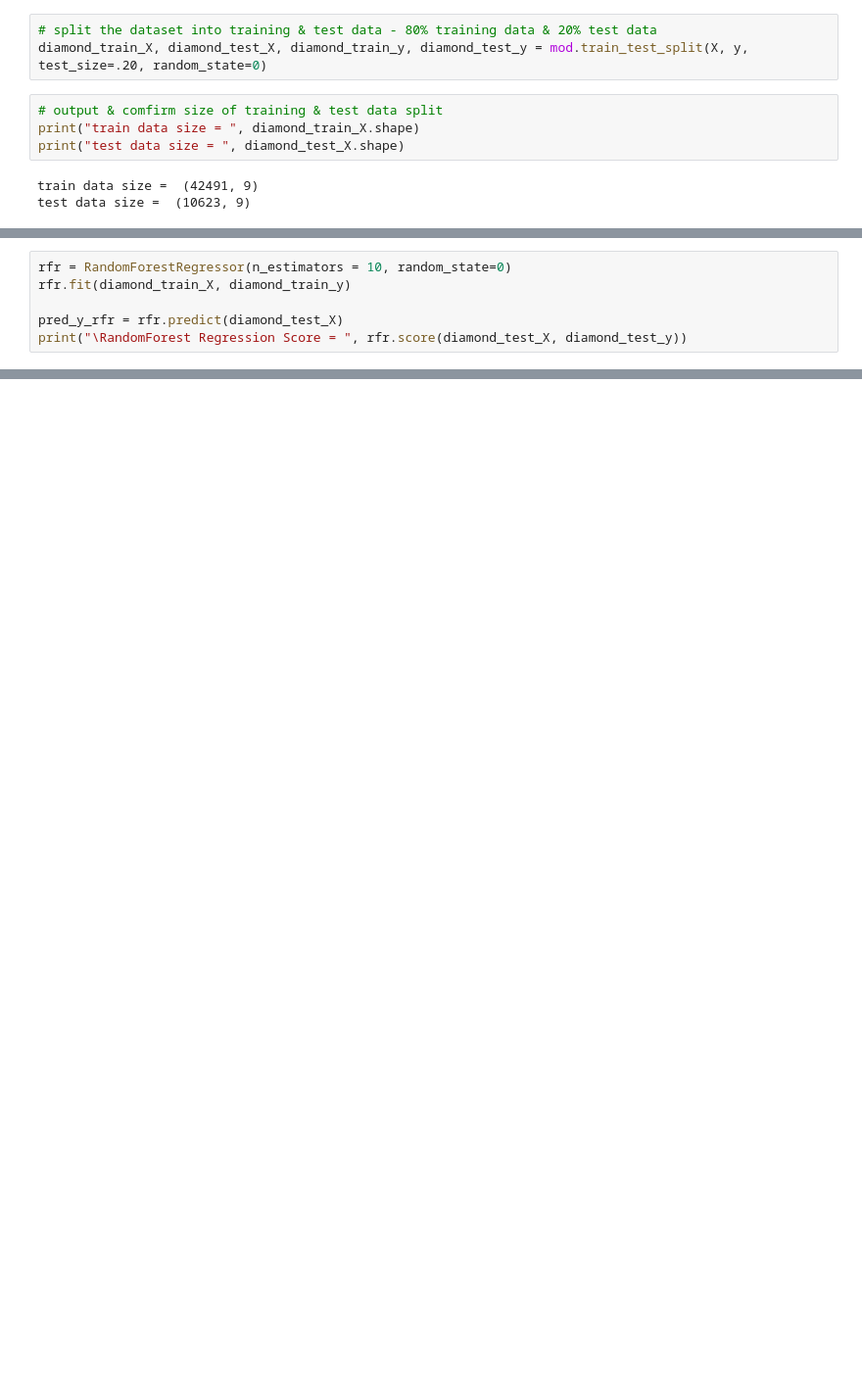
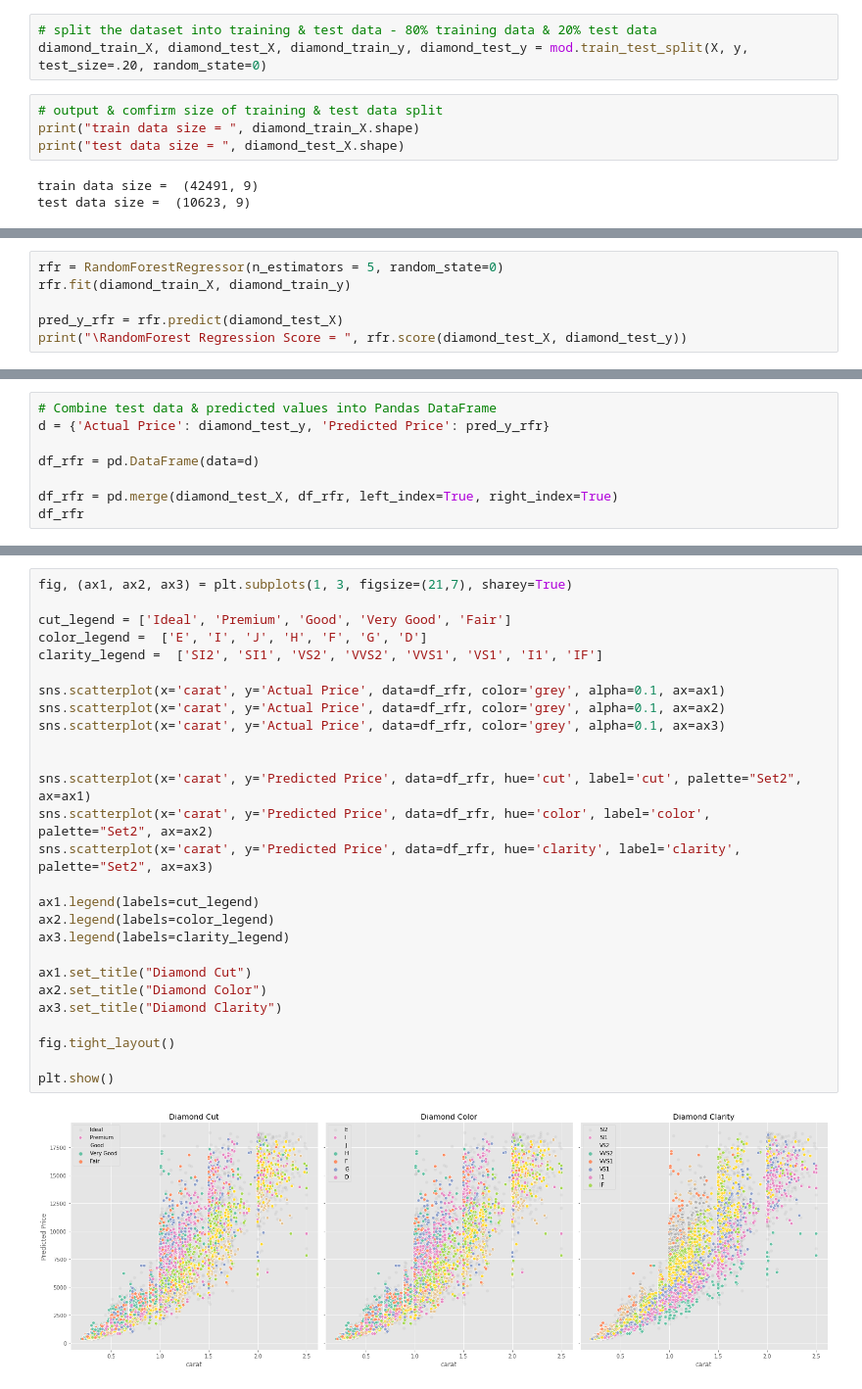
Before and after one commit to PaulSweeney89/ML-S_2021, a Jupyter notebook: scikit-learn.ipynb, the cells around one changed output, grey strips where cells are left out. Shown at 98% size. Saved outputs shown, nothing was run; the diff lists cells and outputs as text; blank space fills up the shorter version.

```diff
--- a/scikit-learn.ipynb
+++ b/scikit-learn.ipynb
@@ -1157,5 +1189,5 @@ test data size =  (10623, 9)
 # %%
-rfr = RandomForestRegressor(n_estimators = 10, random_state=0)
+rfr = RandomForestRegressor(n_estimators = 5, random_state=0)
 rfr.fit(diamond_train_X, diamond_train_y)
 
 pred_y_rfr = rfr.predict(diamond_test_X)
@@ -1164,0 +1197,8 @@ print("\RandomForest Regression Score = ", rfr.score(diamond_test_X, diamond_tes
+# %%
+# Combine test data & predicted values into Pandas DataFrame
+d = {'Actual Price': diamond_test_y, 'Predicted Price': pred_y_rfr}
+
+df_rfr = pd.DataFrame(data=d)
+
+df_rfr = pd.merge(diamond_test_X, df_rfr, left_index=True, right_index=True)
+df_rfr
@@ -1164,0 +1219,29 @@ print("\RandomForest Regression Score = ", rfr.score(diamond_test_X, diamond_tes
+# %%
+fig, (ax1, ax2, ax3) = plt.subplots(1, 3, figsize=(21,7), sharey=True)
+
+cut_legend = ['Ideal', 'Premium', 'Good', 'Very Good', 'Fair']
+color_legend =  ['E', 'I', 'J', 'H', 'F', 'G', 'D']
+clarity_legend =  ['SI2', 'SI1', 'VS2', 'VVS2', 'VVS1', 'VS1', 'I1', 'IF']
+
+sns.scatterplot(x='carat', y='Actual Price', data=df_rfr, color='grey', alpha=0.1, ax=ax1)
+sns.scatterplot(x='carat', y='Actual Price', data=df_rfr, color='grey', alpha=0.1, ax=ax2)
+sns.scatterplot(x='carat', y='Actual Price', data=df_rfr, color='grey', alpha=0.1, ax=ax3)
+
+
+sns.scatterplot(x='carat', y='Predicted Price', data=df_rfr, hue='cut', label='cut', palette="Set2", ax=ax1)
+sns.scatterplot(x='carat', y='Predicted Price', data=df_rfr, hue='color', label='color', palette="Set2", ax=ax2)
+sns.scatterplot(x='carat', y='Predicted Price', data=df_rfr, hue='clarity', label='clarity', palette="Set2", ax=ax3)
+
+ax1.legend(labels=cut_legend)
+ax2.legend(labels=color_legend)
+ax3.legend(labels=clarity_legend)
+
+ax1.set_title("Diamond Cut")
+ax2.set_title("Diamond Color")
+ax3.set_title("Diamond Clarity")
+
+fig.tight_layout()
+
+plt.show()
+# %% [output]
+[figure, added]
```
Also changed, not shown: parts of 20 cells of this notebook, 1 other file.
